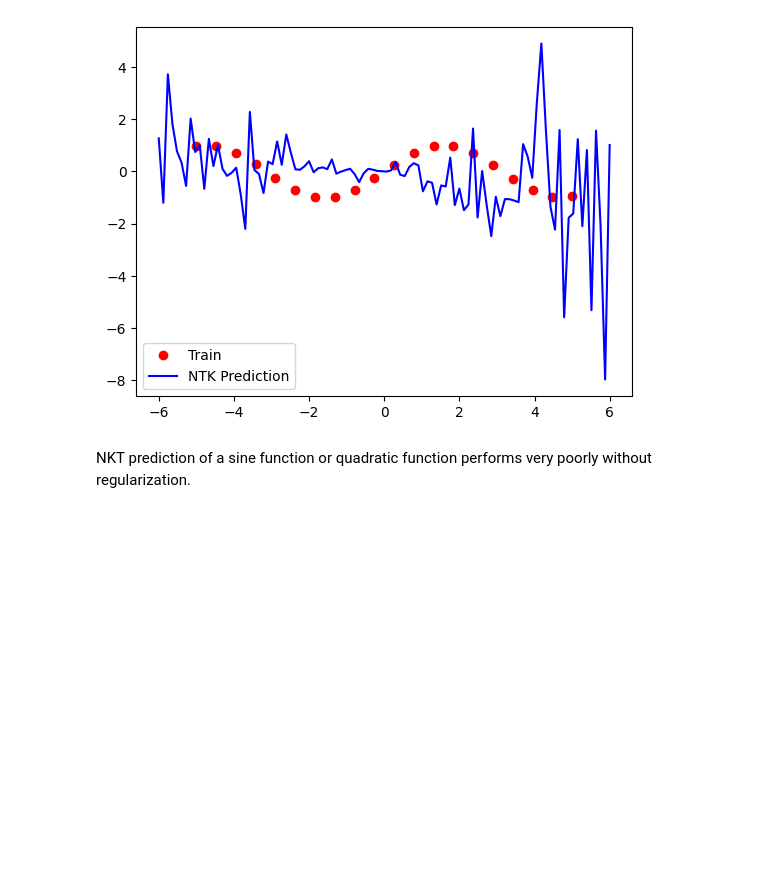
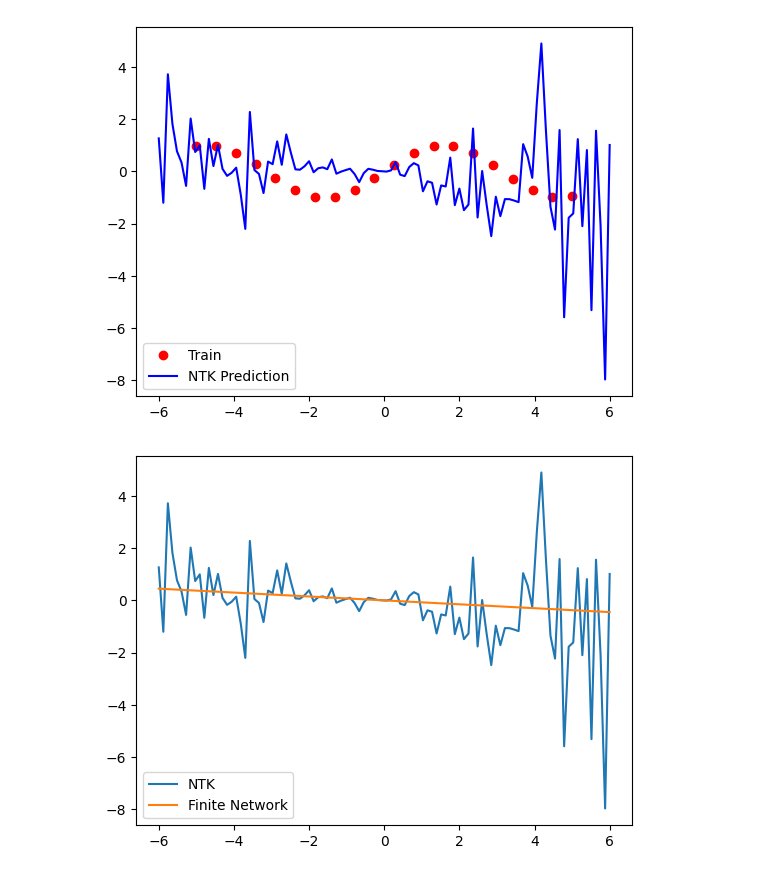
Before and after one commit to Jtrep10/NTK_Experiments, a Jupyter notebook: testNTK.ipynb, the cells around one changed output. Drawn from its saved outputs; the diff is of its cells as text; code cells hidden in the pictures; blank space fills up the shorter version.

```diff
--- a/testNTK.ipynb
+++ b/testNTK.ipynb
@@ -57,5 +57,32 @@ plt.legend()
 plt.show()
 # %% [output]
 [figure]
-# %% [markdown]
-NKT prediction of a sine function or quadratic function performs very poorly without regularization.
+# %%
+from jax import grad
+
+#Set random RTK for a pytree
+key = jax.random.PRNGKey(0)
+params = init_fn(key, (-1, 1))[1]
+
+#MSE formula
+def loss_fn(params, x, y):
+    preds = apply_fn(params, x)
+    return jnp.mean((preds - y) ** 2)
+
+#pytree of gradients
+grad_fn = grad(loss_fn)
+
+#approximate with gd
+for step in range(5000):
+    grads = grad_fn(params, x_train, y_train)
+    params = jax.tree_util.tree_map(lambda p, g: p - 0.01 * g, params, grads)
+
+y_pred_finite = apply_fn(params, x_test)
+
+#Display
+plt.plot(x_test, y_pred, label='NTK')
+plt.plot(x_test, y_pred_finite, label='Finite Network')
+plt.legend()
+plt.show()
+# %% [output]
+[figure, added]
```
Also changed, not shown: parts of 16 cells of this notebook.
